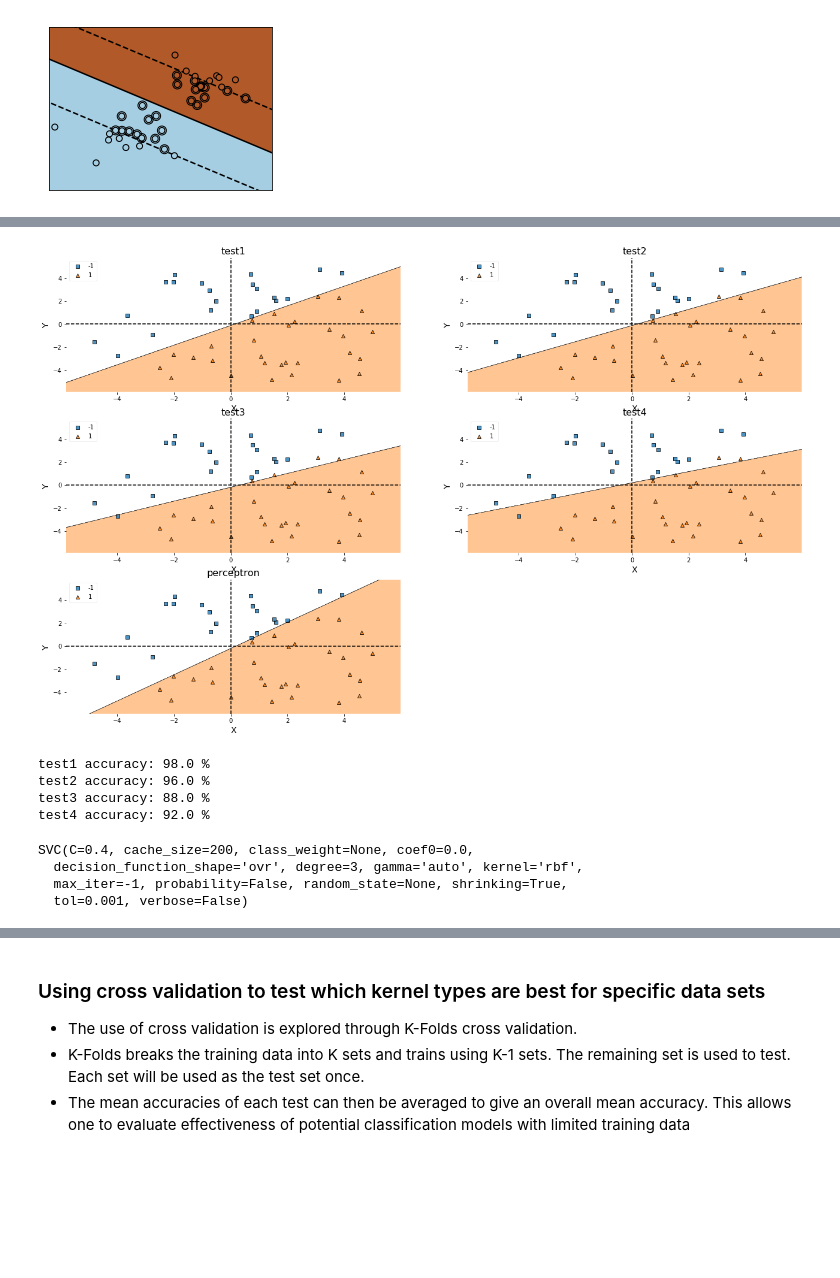
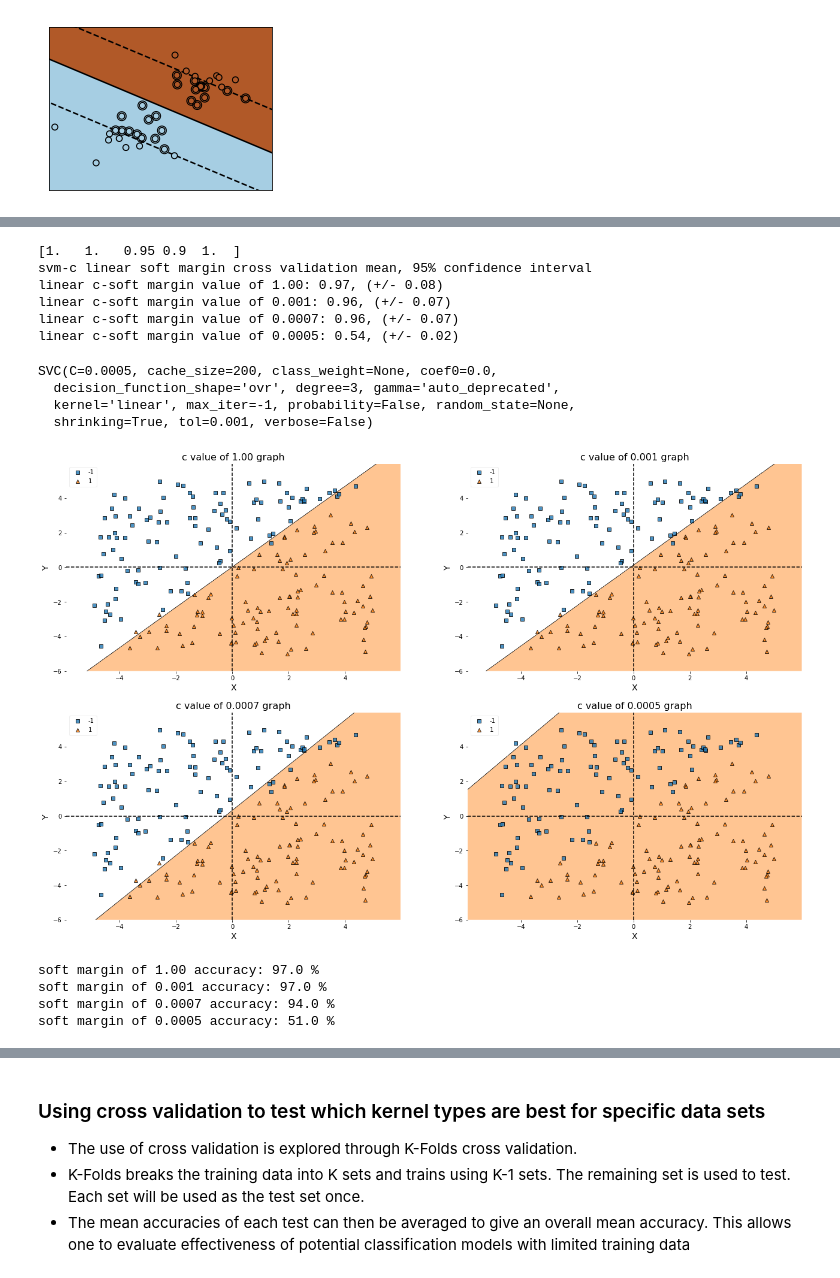
Before and after one commit to akkamin/ics435-svm, a Jupyter notebook: SVM_Combined.ipynb, the cells around one changed output, grey strips where cells are left out. Cells and saved outputs as stored; diff of their text form; code cells hidden in the pictures; blank space fills up the shorter version.

```diff
--- a/SVM_Combined.ipynb
+++ b/SVM_Combined.ipynb
@@ -762,38 +796,52 @@ print()
+# %%
+clf_1 = svm.SVC(kernel='linear', C = 1.0)
+clf_2 = svm.SVC(kernel='linear', C = 0.01)
+clf_3 = svm.SVC(kernel='linear', C = 0.005)
+clf_4 = svm.SVC(kernel='linear', C = 0.0005)
+# %%
+scores_1 = cross_val_score(clf_1, X.values, y.values, cv=5)
+scores_2 = cross_val_score(clf_2, X.values, y.values, cv=5)
+scores_3 = cross_val_score(clf_3, X.values, y.values, cv=5)
+scores_4 = cross_val_score(clf_4, X.values, y.values, cv=5)
+print(scores_1)
+print("svm-c linear soft margin cross validation mean, 95% confidence interval")
+print("linear c-soft margin value of 1.00: %0.2f, (+/- %0.2f)" % (scores_1.mean(), scores_1.std() * 2))
+print("linear c-soft margin value of 0.001: %0.2f, (+/- %0.2f)" % (scores_2.mean(), scores_2.std() * 2))
+print("linear c-soft margin value of 0.0007: %0.2f, (+/- %0.2f)" % (scores_3.mean(), scores_3.std() * 2))
+print("linear c-soft margin value of 0.0005: %0.2f, (+/- %0.2f)" % (scores_4.mean(), scores_4.std() * 2))
+# %% [output]
+[1.   1.   0.95 0.9  1.  ]
+svm-c linear soft margin cross validation mean, 95% confidence interval
+linear c-soft margin value of 1.00: 0.97, (+/- 0.08)
+linear c-soft margin value of 0.001: 0.96, (+/- 0.07)
+linear c-soft margin value of 0.0007: 0.96, (+/- 0.07)
+linear c-soft margin value of 0.0005: 0.54, (+/- 0.02)
+# %%
+clf_1.fit(X.values, y.values)
+clf_2.fit(X.values, y.values)
+clf_3.fit(X.values, y.values)
+clf_4.fit(X.values, y.values)
+# %% [output]
+SVC(C=0.0005, cache_size=200, class_weight=None, coef0=0.0,
+  decision_function_shape='ovr', degree=3, gamma='auto_deprecated',
+  kernel='linear', max_iter=-1, probability=False, random_state=None,
+  shrinking=True, tol=0.001, verbose=False)
 # %%
 plt.figure(figsize=(22,14))
-dims = [3,2]
-define_plot(clf_1, X, y, "test1", 1, dims)
-define_plot(clf_2, X, y, "test2", 2, dims)
-define_plot(clf_3, X, y, "test3", 3, dims)
-define_plot(clf_4, X, y, "test4", 4, dims)
-define_plot(clf_perceptron, X, y, "perceptron", 5, dims)
+dims = [2,2]
+define_plot(clf_1, X_test, y_test, "c value of 1.00 graph", 1, dims)
+define_plot(clf_2, X_test, y_test, "c value of 0.001 graph", 2, dims)
+define_plot(clf_3, X_test, y_test, "c value of 0.0007 graph", 3, dims)
+define_plot(clf_4, X_test, y_test, "c value of 0.0005 graph", 4, dims)
 plt.show()
 
-print("test1 accuracy: " + str(clf_1.score(X_test.values, y_test.values)*100) + " %")
-print("test2 accuracy: " + str(clf_2.score(X_test.values, y_test.values)*100) + " %")
-print("test3 accuracy: " + str(clf_3.score(X_test.values, y_test.values)*100) + " %")
-print("test4 accuracy: " + str(clf_4.score(X_test.values, y_test.values)*100) + " %")
+print("soft margin of 1.00 accuracy: " + str(clf_1.score(X_test.values, y_test.values)*100) + " %")
+print("soft margin of 0.001 accuracy: " + str(clf_2.score(X_test.values, y_test.values)*100) + " %")
+print("soft margin of 0.0007 accuracy: " + str(clf_3.score(X_test.values, y_test.values)*100) + " %")
+print("soft margin of 0.0005 accuracy: " + str(clf_4.score(X_test.values, y_test.values)*100) + " %")
 # %% [output]
-[figure, old version]
+[figure, new version]
-test1 accuracy: 98.0 %
-test2 accuracy: 96.0 %
-test3 accuracy: 88.0 %
-test4 accuracy: 92.0 %
+soft margin of 1.00 accuracy: 97.0 %
+soft margin of 0.001 accuracy: 97.0 %
+soft margin of 0.0007 accuracy: 94.0 %
+soft margin of 0.0005 accuracy: 51.0 %
-# %%
-clf = []
-clf_1 = svm.SVC(kernel='rbf', C = 1.0, gamma="auto")
-clf_1.fit(X.values, y.values)
-
-clf_2 = svm.SVC(kernel='rbf', C = 0.8, gamma="auto")
-clf_2.fit(X.values, y.values)
-
-clf_3 = svm.SVC(kernel='rbf', C = 0.6, gamma="auto")
-clf_3.fit(X.values, y.values)
-
-clf_4 = svm.SVC(kernel='rbf', C = 0.4, gamma="auto")
-clf_4.fit(X.values, y.values)
-# %% [output]
-SVC(C=0.4, cache_size=200, class_weight=None, coef0=0.0,
-  decision_function_shape='ovr', degree=3, gamma='auto', kernel='rbf',
-  max_iter=-1, probability=False, random_state=None, shrinking=True,
-  tol=0.001, verbose=False)
```
Also changed, not shown: parts of 16 cells of this notebook.
